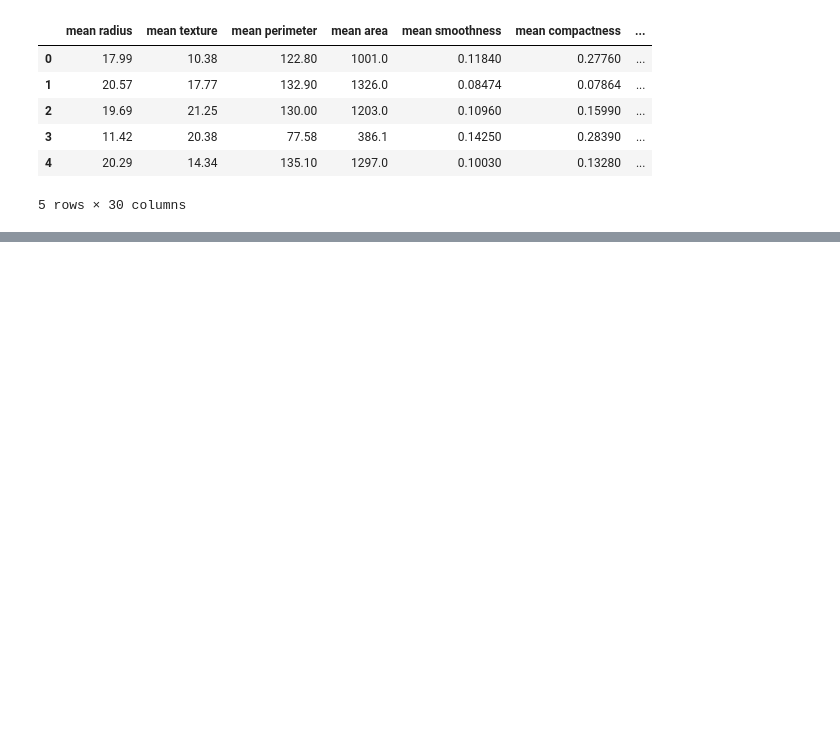
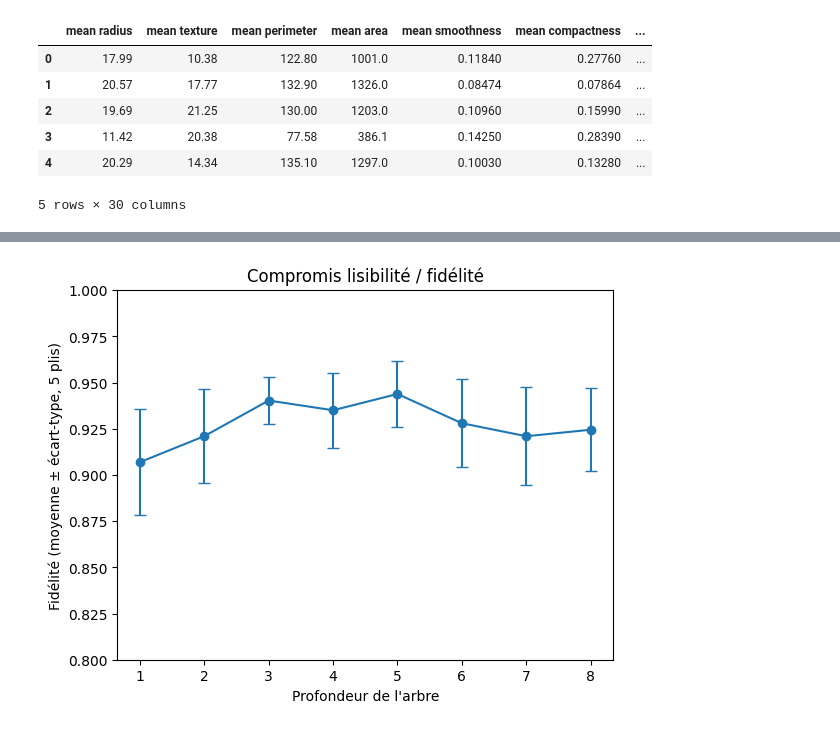
Before and after one commit to benouarababdelkader-sys/nn-rule-extraction-breast-cancer, a Jupyter notebook: breast_cancer_rule_extraction.ipynb, the cells around one changed output, grey strips where cells are left out. Saved outputs shown, nothing was run; the diff lists cells and outputs as text; code cells hidden in the pictures; blank space fills up the shorter version.

```diff
--- a/breast_cancer_rule_extraction.ipynb
+++ b/breast_cancer_rule_extraction.ipynb
@@ -29,0 +111,28 @@ Name: count, dtype: int64
+# %%
+from sklearn.model_selection import StratifiedKFold
+
+skf = StratifiedKFold(n_splits=5, shuffle=True, random_state=42)
+results = {d: [] for d in range(1, 9)}
+
+for tr, te in skf.split(X, y):
+    m = make_pipeline(StandardScaler(),
+                      MLPClassifier(hidden_layer_sizes=(16, 8), max_iter=1000, random_state=42))
+    m.fit(X.iloc[tr], y.iloc[tr])
+    p_tr, p_te = m.predict(X.iloc[tr]), m.predict(X.iloc[te])
+    for d in results:
+        t = DecisionTreeClassifier(max_depth=d, random_state=42).fit(X.iloc[tr], p_tr)
+        results[d].append(accuracy_score(p_te, t.predict(X.iloc[te])))
+
+depths = list(results)
+means = [np.mean(results[d]) for d in depths]
+stds = [np.std(results[d]) for d in depths]
+
+plt.errorbar(depths, means, yerr=stds, marker="o", capsize=4)
+plt.ylim(0.8, 1.0)
+plt.xlabel("Profondeur de l'arbre")
+plt.ylabel("Fidélité (moyenne ± écart-type, 5 plis)")
+plt.title("Compromis lisibilité / fidélité")
+plt.savefig("fidelity_vs_depth.png", dpi=150, bbox_inches="tight")
+plt.show()
+# %% [output]
+[figure, added]
```
Also changed, not shown: parts of 10 cells of this notebook.
